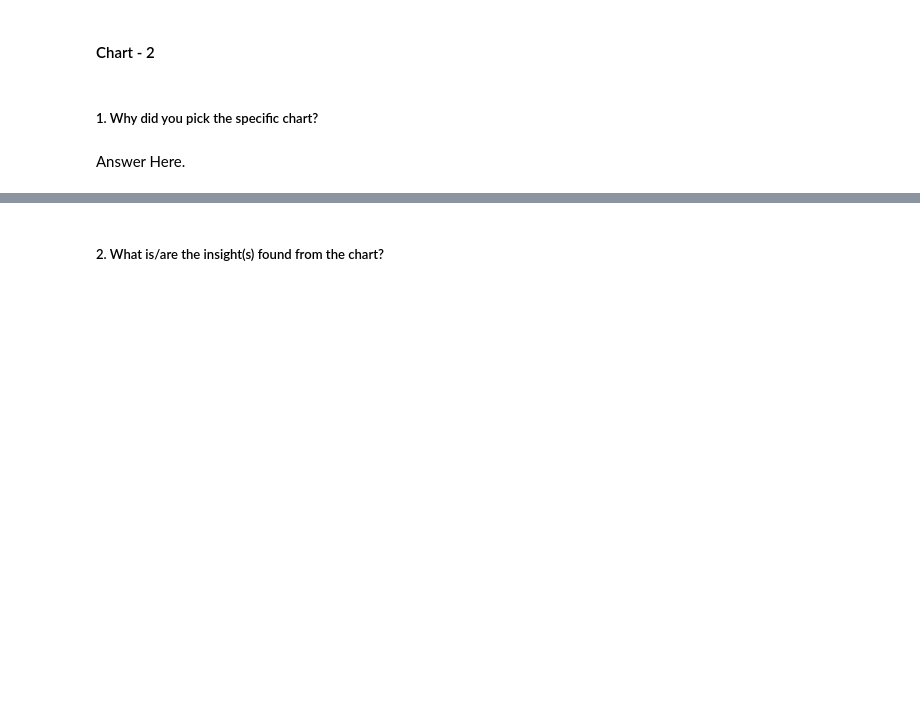
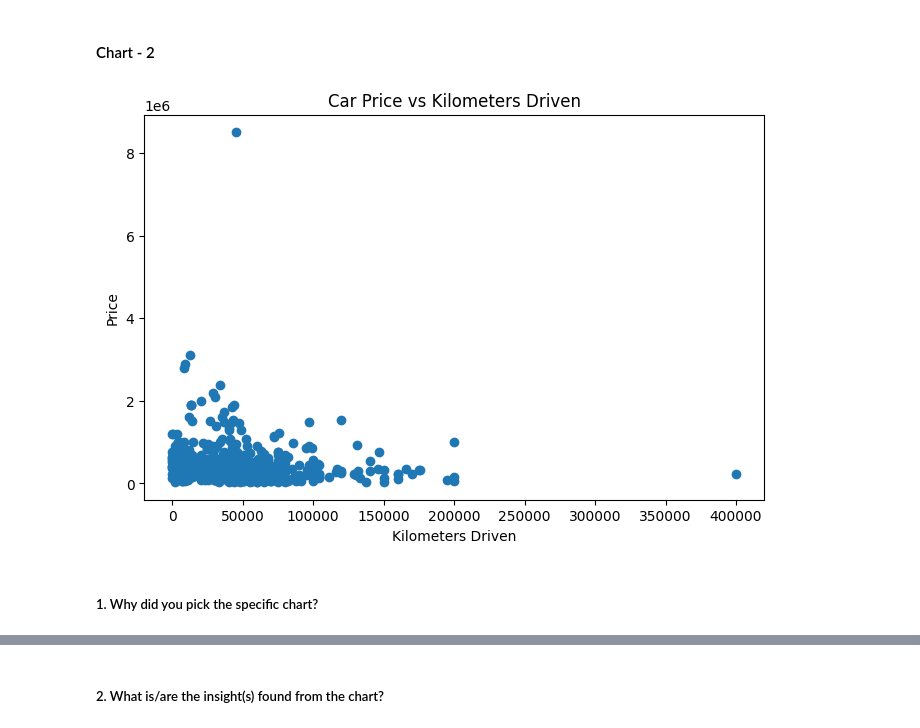
Before and after one commit to Rohan1-tech/AutoPrice-ML-Predicting-Car-Values-Using-Machine-Learning, a Jupyter notebook: AutoPrice_ML_Predicting_Car_Values_Using_Machine_Learning.ipynb, the cells around one changed output, grey strips where cells are left out. Saved outputs shown, nothing was run; the diff lists cells and outputs as text; code cells hidden in the pictures; blank space fills up the shorter version.

```diff
--- a/AutoPrice_ML_Predicting_Car_Values_Using_Machine_Learning.ipynb
+++ b/AutoPrice_ML_Predicting_Car_Values_Using_Machine_Learning.ipynb
@@ -480,4 +478,15 @@ Answer Here
+# %%
+# Chart - 2 visualization code
+
+# Price vs Kilometers Driven
+
+plt.figure(figsize=(8,5))
+plt.scatter(df['kms_driven'], df['Price'])
+plt.xlabel("Kilometers Driven")
+plt.ylabel("Price")
+plt.title("Car Price vs Kilometers Driven")
+plt.show()
+# %% [output]
+[figure, added]
 # %% [markdown]
 ##### 1. Why did you pick the specific chart?
-# %% [markdown]
-Answer Here.
```
Also changed, not shown: parts of 108 cells of this notebook.
